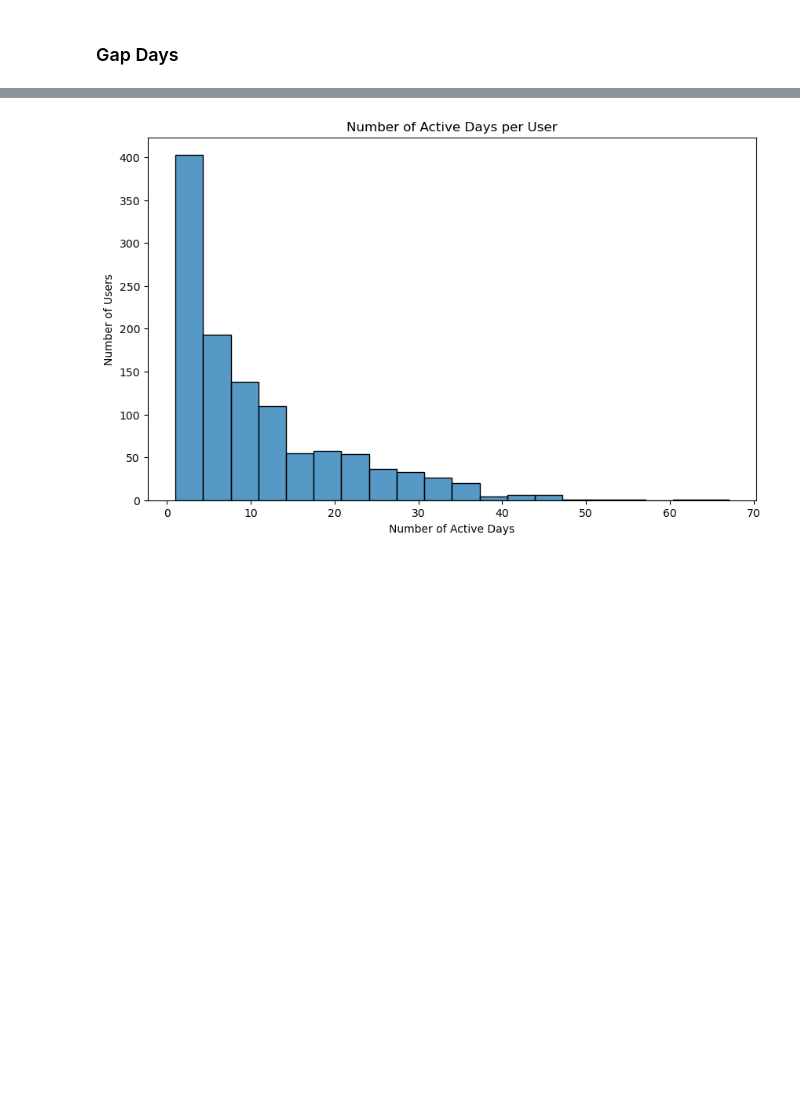
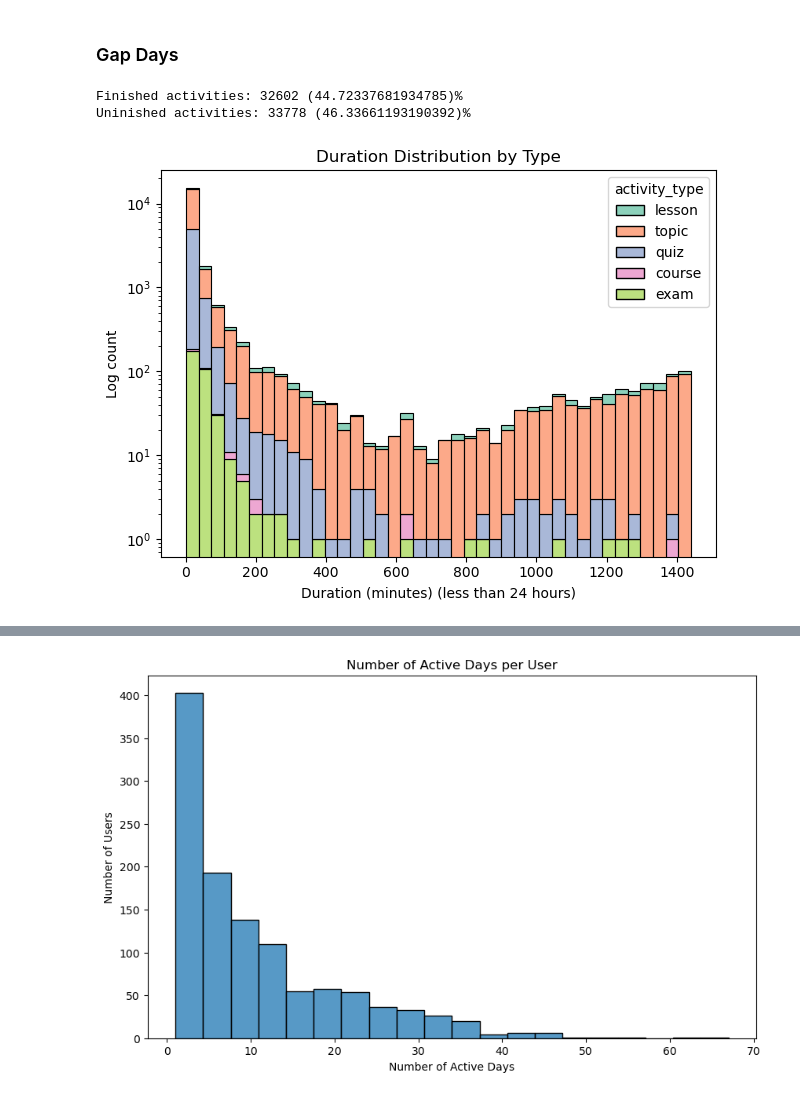
Before and after one commit to malenraychev/BigMMMBehaviour, a Jupyter notebook: preprocessing.ipynb, the cells around one changed output, grey strips where cells are left out. Cells and saved outputs as stored; diff of their text form; code cells hidden in the pictures; blank space fills up the shorter version.

```diff
--- a/preprocessing.ipynb
+++ b/preprocessing.ipynb
@@ -15,3 +16,53 @@ activity = pd.read_csv(f'{PROVIDED_DATA_DIR}/activity.csv')
 activity['activity_started'] = pd.to_datetime(activity['activity_started'], unit='s')
 activity['activity_completed'] = pd.to_datetime(activity['activity_completed'], unit='s')
 activity['activity_updated'] = pd.to_datetime(activity['activity_updated'], unit='s')
+
+# Extract date of the day each activity started for later grouping
+activity['start_date'] = pd.to_datetime(activity['activity_started'].dt.date, errors='coerce')
+
+# Filter out weird 1970 end times etc.
+activity.loc[activity['activity_completed'].dt.year < 2020, 'activity_completed'] = pd.NaT
+# %%
+# Split into finished and unfinished activities
+
+finished_activities = activity[activity['activity_completed'].notna()]
+finished_activities = finished_activities.assign(activity_duration=(finished_activities['activity_completed'] -
+                                                                   finished_activities['activity_started']).dt.total_seconds()).drop(columns='activity_completed')
+
+# Set a minimum duration
+minimum_duration_seconds = 60
+finished_activities = finished_activities[finished_activities['activity_duration']>=minimum_duration_seconds]
+
+unfinished_activities = activity[activity['activity_completed'].isna()]
+
+print(f"Finished activities: {finished_activities.shape[0]} ({100*finished_activities.shape[0]/activity.shape[0]})%")
+print(f"Uninished activities: {unfinished_activities.shape[0]} ({100*unfinished_activities.shape[0]/activity.shape[0]})%")
+# %% [output]
+Finished activities: 32602 (44.72337681934785)%
+Uninished activities: 33778 (46.33661193190392)%
+# %%
+# Split finished activities into those who are finished within the day and those who span multiple days
+
+single_day_activities = finished_activities[finished_activities['activity_duration']<86400]
+multi_day_activities = finished_activities[finished_activities['activity_duration']>=86400]
+# %%
+## TODO better text
+
+sns.histplot(
+    data=single_day_activities,
+    x=single_day_activities['activity_duration']/60,
+    hue='activity_type',
+    multiple='stack',
+    bins=40,
+    kde=False,
+    palette='Set2'
+)
+
+plt.yscale('log')
+plt.xlabel('Duration (minutes) (less than 24 hours)')
+plt.ylabel('Log count')
+plt.title('Duration Distribution by Type')
+plt.tight_layout()
+plt.show()
+# %% [output]
+[figure, added]
```
Also changed, not shown: parts of 10 cells of this notebook.
